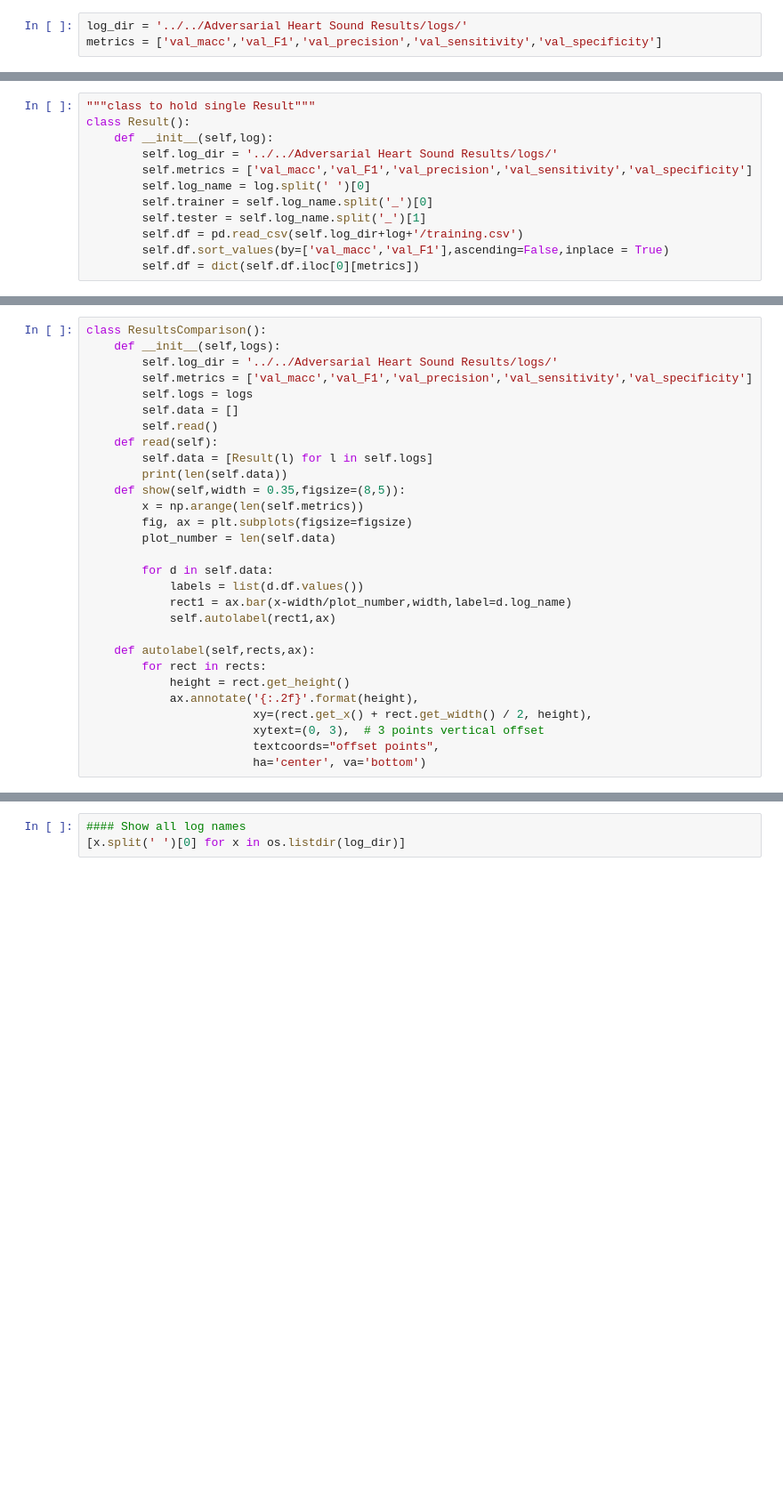
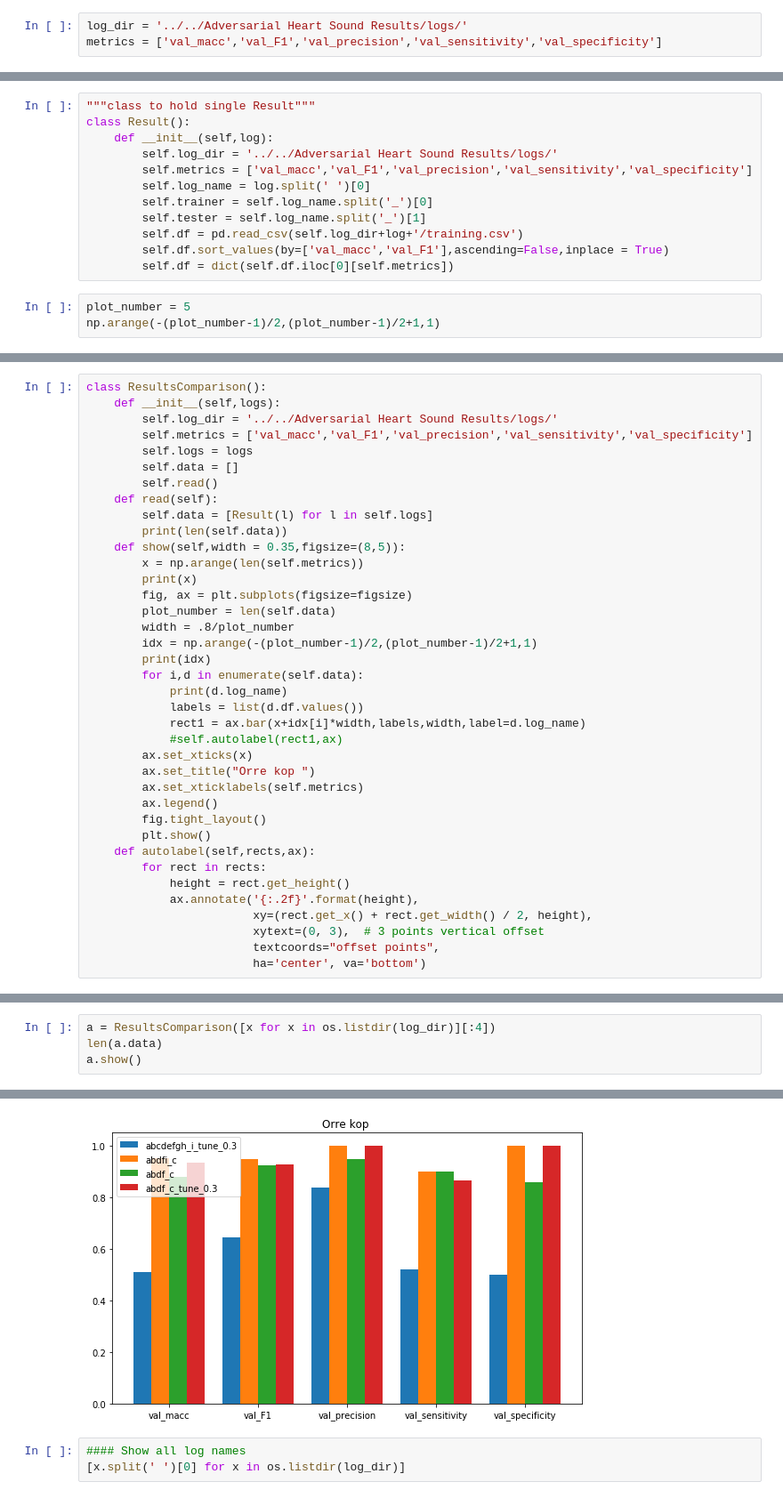
Before and after one commit to IstiaqAnsari/SpectNet, a Jupyter notebook: codes/result analysis .ipynb, the cells around one changed output, grey strips where cells are left out. Shown: that part at 89% size. Drawn from its saved outputs; the diff is of its cells as text; blank space fills up the shorter version.

Commit message:
Result Aanalyser ready

```diff
--- a/codes/result analysis .ipynb
+++ b/codes/result analysis .ipynb
@@ -68,4 +68,7 @@ class Result():
         self.tester = self.log_name.split('_')[1]
         self.df = pd.read_csv(self.log_dir+log+'/training.csv')
         self.df.sort_values(by=['val_macc','val_F1'],ascending=False,inplace = True)
-        self.df = dict(self.df.iloc[0][metrics])
+        self.df = dict(self.df.iloc[0][self.metrics])
+# %%
+plot_number = 5
+np.arange(-(plot_number-1)/2,(plot_number-1)/2+1,1)
@@ -82,14 +87,23 @@ class ResultsComparison():
         print(len(self.data))
     def show(self,width = 0.35,figsize=(8,5)):
         x = np.arange(len(self.metrics))
+        print(x)
         fig, ax = plt.subplots(figsize=figsize)
         plot_number = len(self.data)
-
-        for d in self.data:
+        width = .8/plot_number
+        idx = np.arange(-(plot_number-1)/2,(plot_number-1)/2+1,1)
+        print(idx)
+        for i,d in enumerate(self.data):
+            print(d.log_name)
             labels = list(d.df.values())
-            rect1 = ax.bar(x-width/plot_number,width,label=d.log_name)
-            self.autolabel(rect1,ax)
-
+            rect1 = ax.bar(x+idx[i]*width,labels,width,label=d.log_name)
+            #self.autolabel(rect1,ax)
+        ax.set_xticks(x)
+        ax.set_title("Orre kop ")
+        ax.set_xticklabels(self.metrics)
+        ax.legend()
+        fig.tight_layout()
+        plt.show()
     def autolabel(self,rects,ax):
         for rect in rects:
             height = rect.get_height()
@@ -110,0 +115,5 @@ a.data[0].df
+# %%
+a = ResultsComparison([x for x in os.listdir(log_dir)][:4])
+len(a.data)
+a.show()
+# %% [output]
@@ -111,3 +127,4 @@ a.data[0].df
+[figure, added]
 # %%
 #### Show all log names
 [x.split(' ')[0] for x in os.listdir(log_dir)]
```
Also changed, not shown: parts of 4 cells of this notebook, 2 other files.
